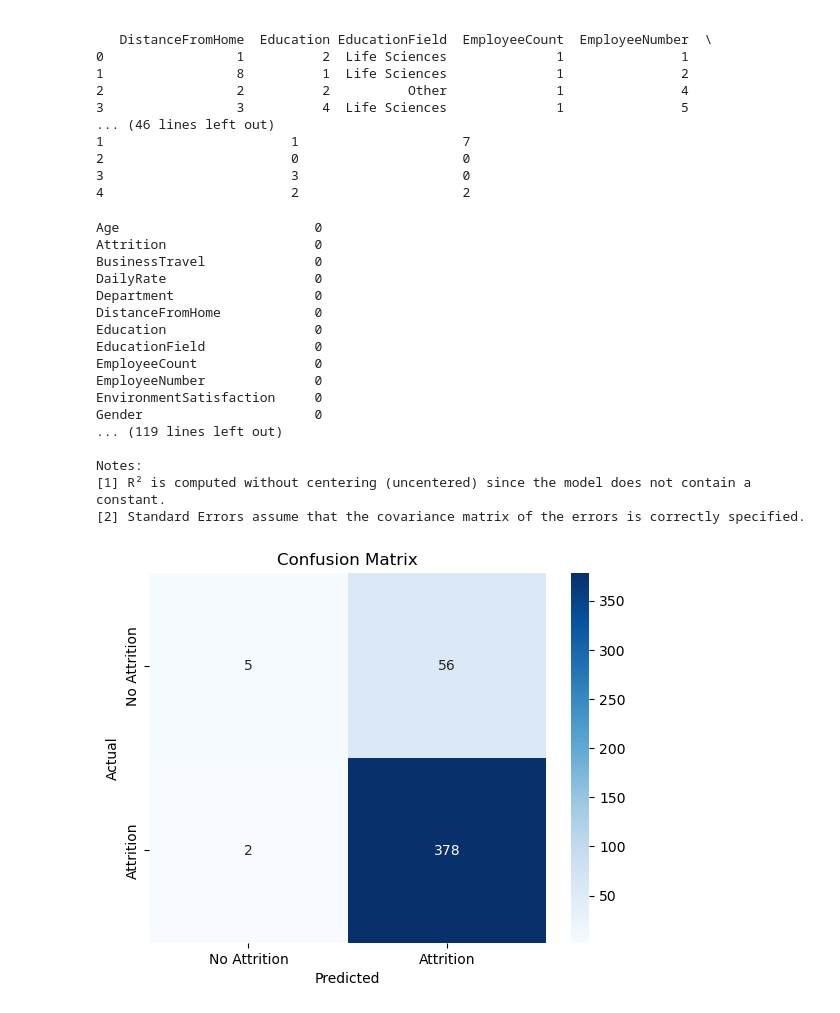
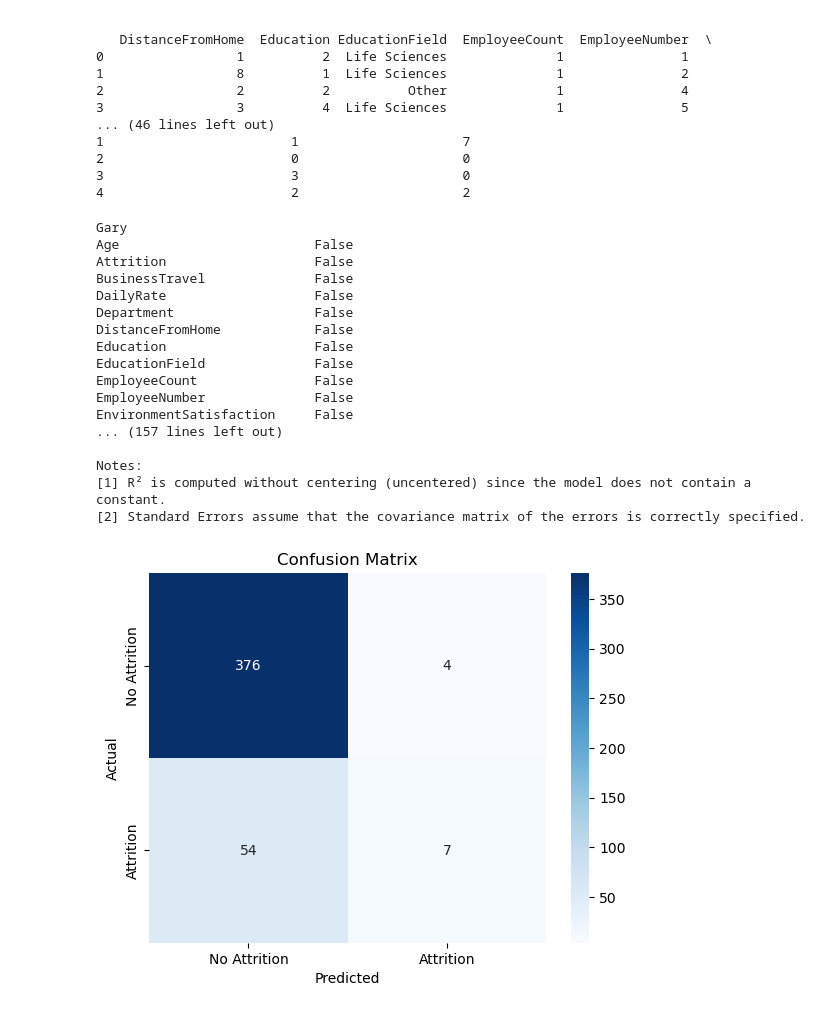
Before and after one commit to GaryGumbleton/COM775Assignment, a Jupyter notebook: COM735BusinessIntelligence.ipynb, the cells around one changed output. Cells and saved outputs as stored; diff of their text form; code cells hidden in the pictures.

Commit message:
additions of some charts

```diff
--- a/COM735BusinessIntelligence.ipynb
+++ b/COM735BusinessIntelligence.ipynb
@@ -66,11 +66,12 @@ except Exception as e:
 
 
 # Sample DataFrame
-
-
+print("Gary")
+print(df.isnull().any())
+print("Gary")
 # Define the mapping dictionary
 # Convert text labels to numerical values for the 'Attrition' column
-df['Attrition'] = df['Attrition'].map({'Yes': 0, 'No': 1})
+df['Attrition'] = df['Attrition'].map({'Yes': 1, 'No': 0})
 df['BusinessTravel'] = df['BusinessTravel'].map({'Non-Travel': 0, 'Travel_Rarely': 1, 'Travel_Frequently': 2})
 df['Department'] = df['Department'].map({ 'Sales': 0, 'Research & Development': 1, 'Human Resources': 2})
 df['EducationField'] = df['EducationField'].map({ 'Life Sciences': 0, 'Other': 1, 'Human Resources': 2, 'Marketing': 3, 'Medical': 4, 'Technical Degree': 5})
@@ -85,6 +86,8 @@ print(df.isnull().sum())
 
 # Handle any missing values
 df = df.dropna()
+# Check data quality
+
 # Verify that all features are numeric
 print(df.dtypes)
 
@@ -124,44 +127,44 @@ model = sm.OLS(target, feauresDF).fit()
 # Display the model summary
 print(model.summary())
 
 
 #-------------------------------------------
 #Below we are doign a confusion matrix to see how well the model is doing
 # Split the data into training and test sets
 X_train, X_test, y_train, y_test = train_test_split(X, y, test_size=0.3, random_state=42)
 
 # Train a RandomForestClassifier
 clf = RandomForestClassifier()
 clf.fit(X_train, y_train)
 
 # Make predictions
 y_pred = clf.predict(X_test)
 
 # Create the confusion matrix
 conf_matrix = confusion_matrix(y_test, y_pred)
 
 # Visualize the confusion matrix
 sns.heatmap(conf_matrix, annot=True, fmt='d', cmap='Blues', xticklabels=['No Attrition', 'Attrition'], yticklabels=['No Attrition', 'Attrition'])
 plt.xlabel('Predicted')
 plt.ylabel('Actual')
 plt.title('Confusion Matrix')
 plt.show()
 # %% [output]
-Age                         0
-Attrition                   0
-BusinessTravel              0
-DailyRate                   0
-Department                  0
-DistanceFromHome            0
-Education                   0
-EducationField              0
-EmployeeCount               0
-EmployeeNumber              0
-EnvironmentSatisfaction     0
-Gender                      0
-... (119 lines left out)
+Gary
+Age                         False
+Attrition                   False
+BusinessTravel              False
+DailyRate                   False
+Department                  False
+DistanceFromHome            False
+Education                   False
+EducationField              False
+EmployeeCount               False
+EmployeeNumber              False
+EnvironmentSatisfaction     False
+... (157 lines left out)
 
 Notes:
 [1] R² is computed without centering (uncentered) since the model does not contain a constant.
 [2] Standard Errors assume that the covariance matrix of the errors is correctly specified.
-[figure, old version]
+[figure, new version]
```
Also changed, not shown: parts of 1 cell of this notebook, 2 other files.
